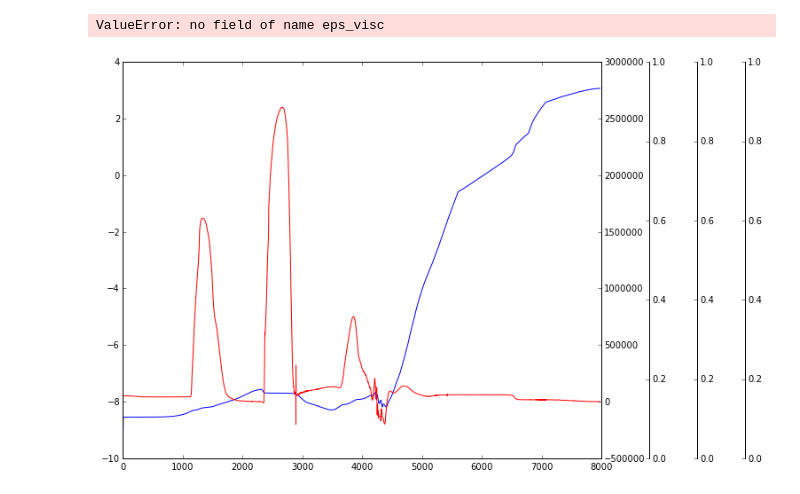
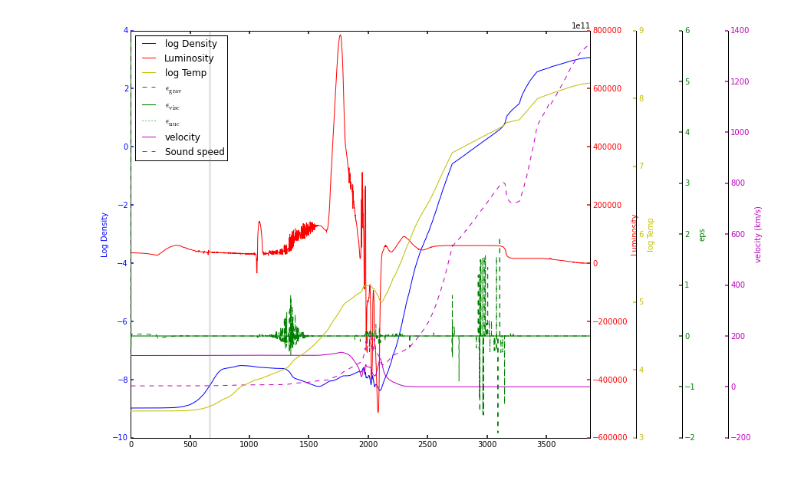
Before and after one commit to JRGarza/CE_mesa, a Jupyter notebook: python_scripts/check_results_tassos.ipynb, the cells around one changed output. Drawn from its saved outputs; the diff is of its cells as text; code cells hidden in the pictures.

```diff
--- a/python_scripts/check_results_tassos.ipynb
+++ b/python_scripts/check_results_tassos.ipynb
@@ -49,19 +49,30 @@ make_patch_spines_invisible(par4)
 par4.spines["right"].set_visible(True)
 
 
-i=150
+i=18
+
+
+
 
 # Set x-variable
 x = a.profiles[i]["zone"]
-# x = 10**a.profiles[i]["logR"]
+#x = 10**a.profiles[i]["logR"]
 # x = a.profiles[i]["q"]
+
+
+tau = 10.**a.profiles[i]["logtau"]
+tau_zone = np.max([np.where(tau < 1)])
+tau_x = x[tau_zone]
+plt.axvline(tau_x, color='gray', linewidth=3, alpha=0.2)
 
 
 #fig = plt.figure(figsize=(10,6))
 
 logD, = host.plot(x,a.profiles[i]["logRho"], label="log Density", color='b')
 lum, = par1.plot(x,a.profiles[i]["luminosity"], label="Luminosity", color='r')
-eps_grav, = par2.plot(x,a.profiles[i]["eps_visc"], label="**", color='g')
+eps_visc, = par2.plot(x,a.profiles[i]["eps_visc"], label=r"$\epsilon_{\rm visc}$", color='g', linestyle='solid')
+eps_grav, = par2.plot(x,a.profiles[i]["eps_grav"], label=r"$\epsilon_{\rm grav}$", color='g', linestyle='dashed')
+eps_nuc, = par2.plot(x,a.profiles[i]["eps_nuc"], label=r"$\epsilon_{\rm nuc}$", color='g', linestyle='dotted')
 vel, = par3.plot(x,a.profiles[i]["velocity"]/1.0e5, label="velocity", color='m')
 cs, = par3.plot(x,a.profiles[i]["csound"]/1.0e5, label="Sound speed", color='m', linestyle='dashed')
 temp, = par4.plot(x,a.profiles[i]["logT"], label="log Temp", color='y')
@@ -70,41 +81,40 @@ temp, = par4.plot(x,a.profiles[i]["logT"], label="log Temp", color='y')
 # Label y-axes
 host.set_ylabel('Log Density')
 par1.set_ylabel('Luminosity')
-par2.set_ylabel('**')
+par2.set_ylabel('eps')
 par3.set_ylabel('velocity (km/s)')
 par4.set_ylabel('log Temp')
 
 # Set y-axis label colors
 host.yaxis.label.set_color(logD.get_color())
 par1.yaxis.label.set_color(lum.get_color())
 par2.yaxis.label.set_color(eps_grav.get_color())
 par3.yaxis.label.set_color(vel.get_color())
 par4.yaxis.label.set_color(temp.get_color())
 
 # Set y-axis tick colors
 tkw = dict(size=4, width=1.5)
 host.tick_params(axis='y', colors=logD.get_color(), **tkw)
 par1.tick_params(axis='y', colors=lum.get_color(), **tkw)
 par2.tick_params(axis='y', colors=eps_grav.get_color(), **tkw)
 par3.tick_params(axis='y', colors=vel.get_color(), **tkw)
 par4.tick_params(axis='y', colors=temp.get_color(), **tkw)
 host.tick_params(axis='x', **tkw)
 
 # Set x-limits
 plt.xlim(min(x), max(x))
-#plt.xlim(0, 500)
+#plt.xlim(0, 10)
 
 
 # Legend
-lines = [logD, lum, temp, eps_grav, vel, cs]
+lines = [logD, lum, temp, eps_grav, eps_visc, eps_nuc, vel, cs]
 host.legend(lines, [l.get_label() for l in lines], loc=2)
 
 plt.tight_layout()
 
 plt.show()
 # %% [output]
-ValueError: no field of name eps_visc
-[figure, old version]
+[figure, new version]
 # %%
 a.SetParameters(Variable='eps_nuc', cmap_dynamic_range=5, tau100=True, Yaxis='mass', Xaxis='star_age', czones=True)
 a.Kippenhahn()
```
Also changed, not shown: parts of 5 cells of this notebook, 2 other files.
